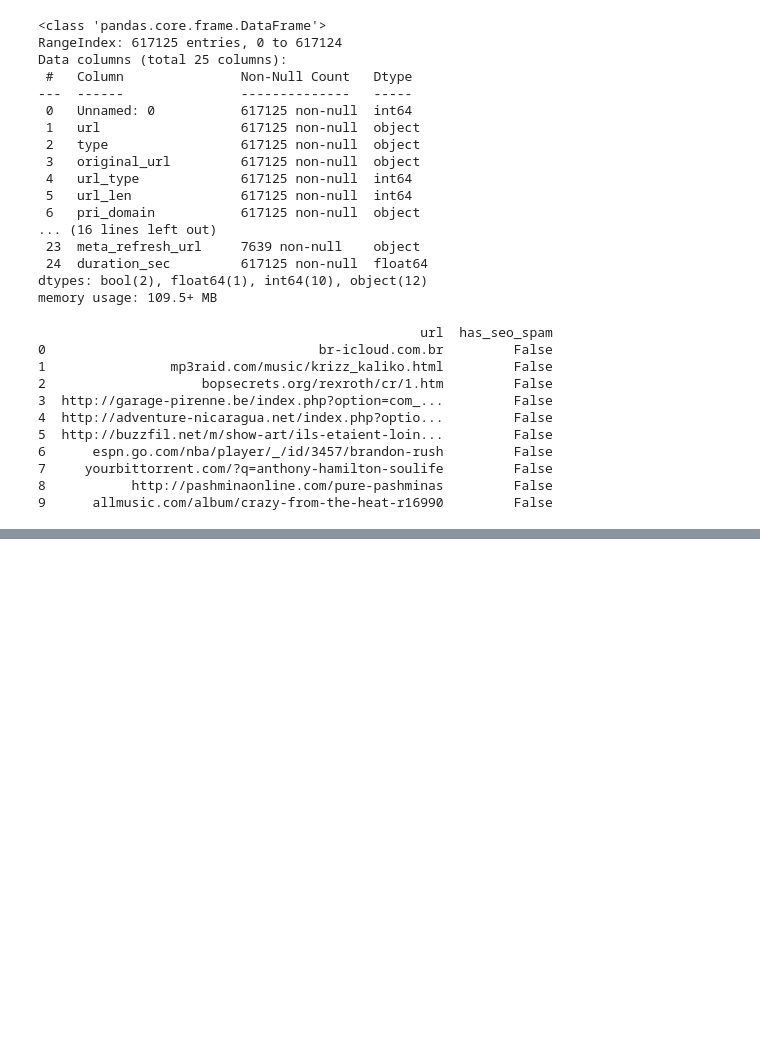
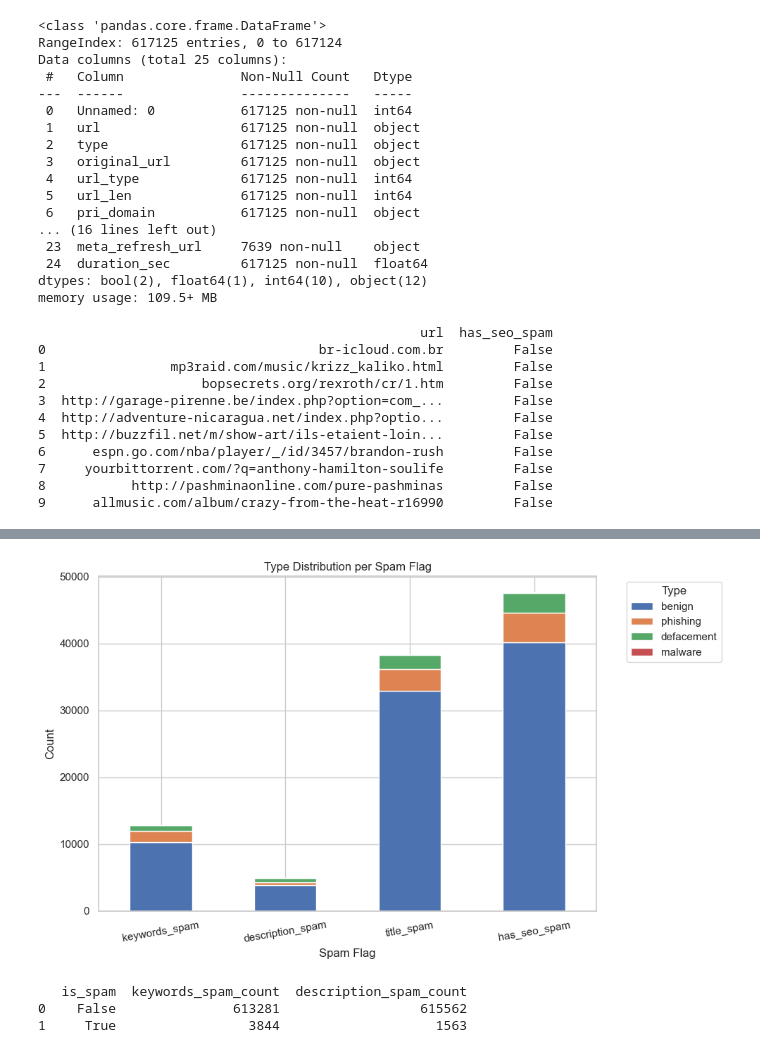
Before and after one commit to The-Blue-Ocean-0/ml-data-preprocessor, a Jupyter notebook: src/has_seo_spam.ipynb, the cells around one changed output, grey strips where cells are left out. Cells and saved outputs as stored; diff of their text form; code cells hidden in the pictures; blank space fills up the shorter version.

```diff
--- a/src/has_seo_spam.ipynb
+++ b/src/has_seo_spam.ipynb
@@ -196,0 +215,7 @@ print(spam_df)
+# %%
+# 各スパムフラグごとにtype分布を表示
+spam_columns = ["keywords_spam", "description_spam", "title_spam", "has_seo_spam"]
+
+for col in spam_columns:
+    print(f"\n=== {col} が True のときの type 分布 ===")
+    print(df[df[col] == True]["type"].value_counts(dropna=False))
@@ -196,0 +240,21 @@ print(spam_df)
+# %%
+# 事前に読み込んだ df を使う想定
+spam_columns = ["keywords_spam", "description_spam", "title_spam", "has_seo_spam"]
+types = ["benign", "phishing", "defacement", "malware"]
+
+# データ集計
+data = {col: df[df[col] == True]["type"].value_counts().reindex(types, fill_value=0) for col in spam_columns}
+plot_df = pd.DataFrame(data)
+
+# 積み上げ棒グラフの描画
+plot_df.T.plot(kind="bar", stacked=True, figsize=(10, 6))
+
+plt.title("Type Distribution per Spam Flag")
+plt.xlabel("Spam Flag")
+plt.ylabel("Count")
+plt.xticks(rotation=10)
+plt.legend(title="Type", bbox_to_anchor=(1.05, 1), loc='upper left')
+plt.tight_layout()
+plt.show()
+# %% [output]
+[figure, added]
@@ -196,0 +301,16 @@ print(spam_df)
+# %%
+# ✅ keywords_spam の True / False の件数を集計
+keywords_spam_counts = df['keywords_spam'].value_counts().rename_axis('is_spam').reset_index(name='keywords_spam_count')
+
+# ✅ description_spam の True / False の件数を集計
+description_spam_counts = df['description_spam'].value_counts().rename_axis('is_spam').reset_index(name='description_spam_count')
+
+# ✅ 2つの結果を is_spam（True/False）でマージして表示
+spam_summary = pd.merge(keywords_spam_counts, description_spam_counts, on='is_spam', how='outer').fillna(0)
+
+# ✅ 表示
+print(spam_summary)
+# %% [output]
+   is_spam  keywords_spam_count  description_spam_count
+0    False               613281                  615562
+1     True                 3844                    1563
```
Also changed, not shown: parts of 8 cells of this notebook, 1 other file.
